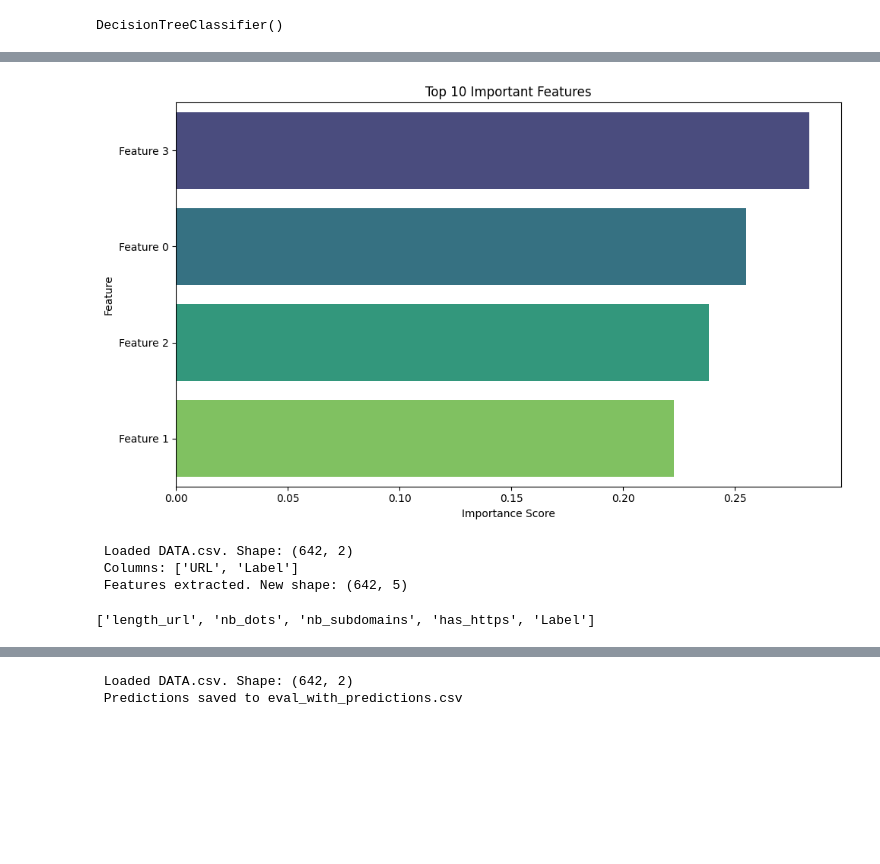
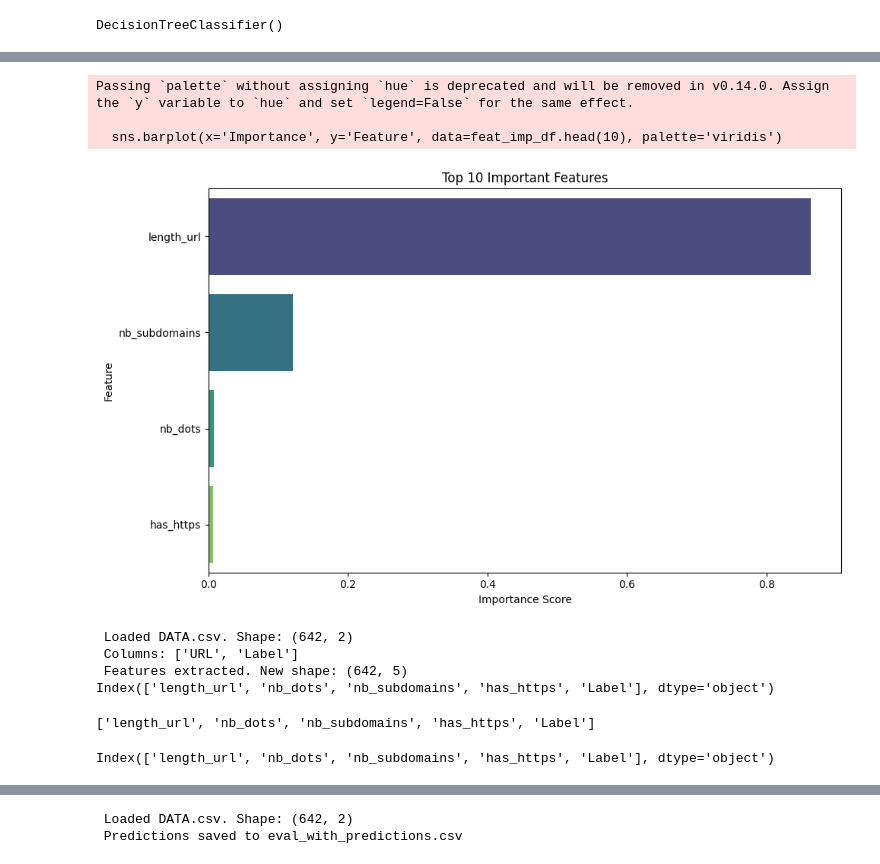
Before and after one commit to PoornimaRai/Phishing-Detection-ML, a Jupyter notebook: First.ipynb, the cells around one changed output, grey strips where cells are left out. Saved outputs shown, nothing was run; the diff lists cells and outputs as text; code cells hidden in the pictures; blank space fills up the shorter version.

Commit message:
Updated code with real-time evaluation, confusion matrix, and feature importance

```diff
--- a/First.ipynb
+++ b/First.ipynb
@@ -193,27 +193,32 @@ plt.show()
 # %%
 import numpy as np
 import pandas as pd
 import matplotlib.pyplot as plt
 import seaborn as sns
 
+
+feature_columns = ['length_url', 'nb_dots', 'nb_subdomains', 'has_https']
+
 importances = model.feature_importances_
-feature_names = X.columns if not isinstance(X, np.ndarray) else [f'Feature {i}' for i in range(X.shape[1])]
 
 feat_imp_df = pd.DataFrame({
-    'Feature': feature_names,
+    'Feature': feature_columns,
     'Importance': importances
 }).sort_values(by='Importance', ascending=False)
 
+# Plot
 plt.figure(figsize=(10, 6))
-sns.barplot(x='Importance', y='Feature', hue='Feature', legend=False,
-            data=feat_imp_df.head(10), palette='viridis')
+sns.barplot(x='Importance', y='Feature', data=feat_imp_df.head(10), palette='viridis')
 plt.title('Top 10 Important Features')
 plt.xlabel('Importance Score')
 plt.ylabel('Feature')
 plt.tight_layout()
 plt.show()
 # %% [output]
+Passing `palette` without assigning `hue` is deprecated and will be removed in v0.14.0. Assign the `y` variable to `hue` and set `legend=False` for the same effect.
+
+  sns.barplot(x='Importance', y='Feature', data=feat_imp_df.head(10), palette='viridis')
-[figure, old version]
+[figure, new version]
 # %%
 REAL TIME EVLUATION.
 # %%
@@ -239,12 +244,18 @@ feature_df = pd.DataFrame(features.tolist())
 
 df = pd.concat([feature_df, df["Label"]], axis=1)
 print(" Features extracted. New shape:", df.shape)
+print(df.columns)
 # %% [output]
  Loaded DATA.csv. Shape: (642, 2)
  Columns: ['URL', 'Label']
  Features extracted. New shape: (642, 5)
+Index(['length_url', 'nb_dots', 'nb_subdomains', 'has_https', 'Label'], dtype='object')
 # %%
 print(df.columns.tolist())#printing column we have ,n just check
 # %% [output]
 ['length_url', 'nb_dots', 'nb_subdomains', 'has_https', 'Label']
+# %%
+print(df.columns)
+# %% [output]
+Index(['length_url', 'nb_dots', 'nb_subdomains', 'has_https', 'Label'], dtype='object')
 # %%
```
Also changed, not shown: parts of 3 cells of this notebook, 1 other file.
